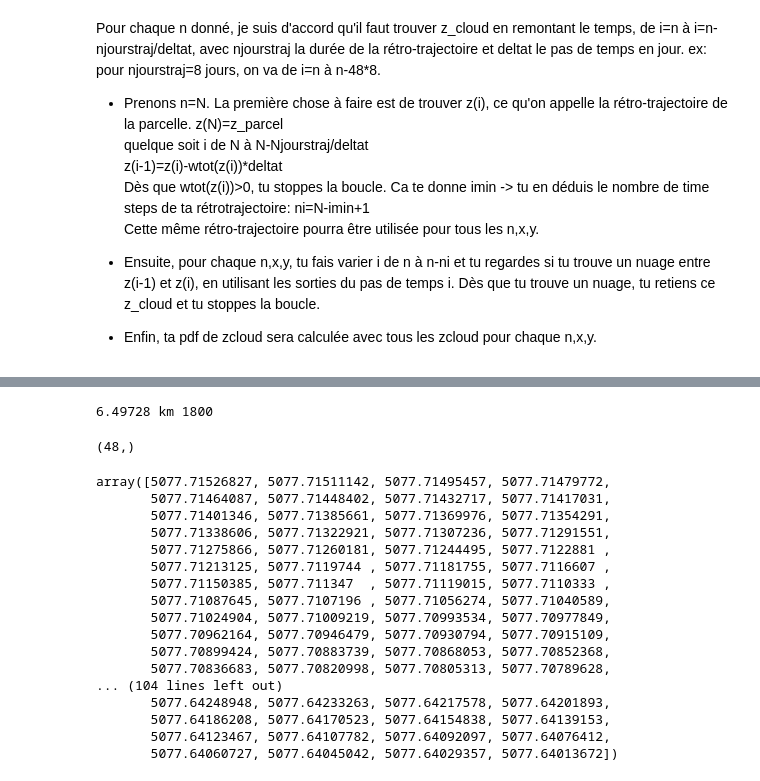
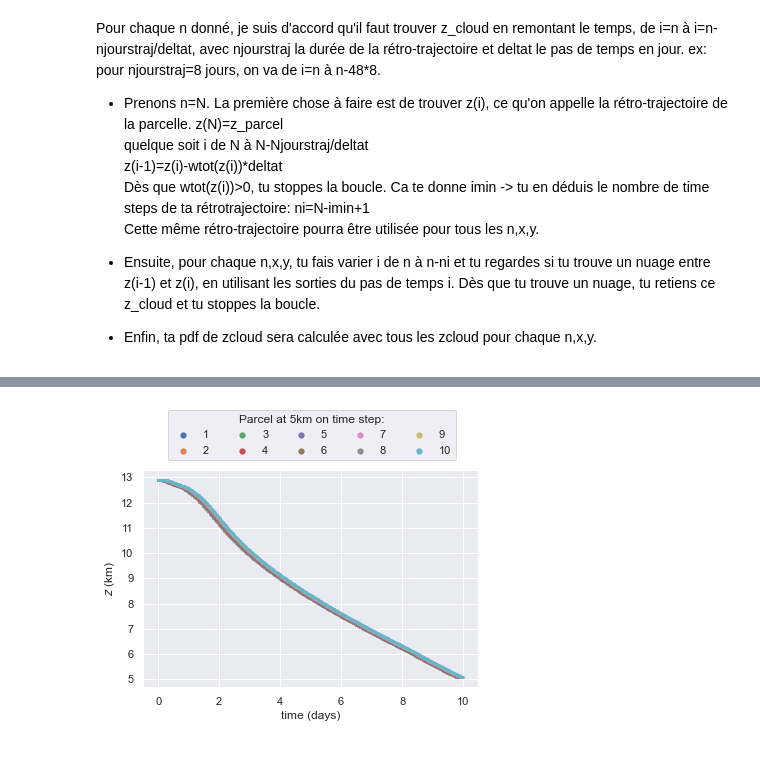
Before and after one commit to FelixLangot/LMD_Internship, a Jupyter notebook: RH_Trop.ipynb, the cells around one changed output, grey strips where cells are left out. Cells and saved outputs as stored; diff of their text form; code cells hidden in the pictures.

```diff
--- a/RH_Trop.ipynb
+++ b/RH_Trop.ipynb
@@ -347,9 +325,16 @@ if maxi >= z[ads.Zparcel(z)[0]+2]:
 # %%
-N = np.argmax(time)
-ztraj = np.zeros(timeshape)
-ztraj[N] = ads.Zparcel(z)[1]
-maxtraj = np.max(ztraj)
-while maxtraj < z[ads.Zparcel(z)[0]+1]:
-    for i in np.arange(N-1,-1,-1):
-        ztraj[i] = ztraj[i+1]-wtot[ads.Zparcel(z)[0]]*deltat
-        maxtraj = np.max(ztraj)
+ztrajlist=[]
+Ttot = 480
+nobs = 10
+for N in np.arange(Ttot-nobs,Ttot,1):
+    print(N)
+    ztraj = np.zeros(N+1)
+    ztraj[N] = ads.Zparcel(z)[1]
+    maxtraj = np.max(ztraj)
+    i = N-1
+    for j in np.arange( ads.Zparcel(z)[0], np.argmax(z) ):
+        while maxtraj < z[j+1] and i >= 0:
+            ztraj[i] = ztraj[i+1]-wtotmean[j]*deltat
+            maxtraj = np.max(ztraj)
+            i = i-1
+    ztrajlist.append(ztraj)
@@ -364,12 +351,0 @@ np.argmax(z)
-# %%
-N = np.argmax(time)
-ztraj = np.zeros(timeshape)
-ztraj[N] = ads.Zparcel(z)[1]
-maxtraj = np.max(ztraj)
-i = N-1
-for j in np.arange( ads.Zparcel(z)[0], np.argmax(z) ):
-    while maxtraj < z[j+1] and i >= 0:
-        ztraj[i] = ztraj[i+1]-wtot[j]*deltat
-        maxtraj = np.max(ztraj)
-        i = i-1
-    print(i)
@@ -497,34 +352,14 @@ np.max(ztraj)-np.min(ztraj)
-# %%
-tt = 10*24*60**2 # 9 days in seconds
-v = 0.00752          # in m/s
-dist = v*tt
-print(dist/1000, 'km')
-# %% [output]
-6.49728 km 1800
-# %%
-dist.shape
-# %% [output]
-(48,)
-# %%
-ztraj
-# %% [output]
-array([5077.71526827, 5077.71511142, 5077.71495457, 5077.71479772,
-       5077.71464087, 5077.71448402, 5077.71432717, 5077.71417031,
-       5077.71401346, 5077.71385661, 5077.71369976, 5077.71354291,
-       5077.71338606, 5077.71322921, 5077.71307236, 5077.71291551,
-       5077.71275866, 5077.71260181, 5077.71244495, 5077.7122881 ,
-       5077.71213125, 5077.7119744 , 5077.71181755, 5077.7116607 ,
-       5077.71150385, 5077.711347  , 5077.71119015, 5077.7110333 ,
-       5077.71087645, 5077.7107196 , 5077.71056274, 5077.71040589,
-       5077.71024904, 5077.71009219, 5077.70993534, 5077.70977849,
-       5077.70962164, 5077.70946479, 5077.70930794, 5077.70915109,
-       5077.70899424, 5077.70883739, 5077.70868053, 5077.70852368,
-       5077.70836683, 5077.70820998, 5077.70805313, 5077.70789628,
-... (104 lines left out)
-       5077.64248948, 5077.64233263, 5077.64217578, 5077.64201893,
-       5077.64186208, 5077.64170523, 5077.64154838, 5077.64139153,
-       5077.64123467, 5077.64107782, 5077.64092097, 5077.64076412,
-       5077.64060727, 5077.64045042, 5077.64029357, 5077.64013672])
+# %%
+labelslist2 = ['1', '2', '3', '4', '5', '6', '7', '8', '9', '10']
+for i in np.arange(10):
+    plt.scatter(np.arange(len(ztrajlist[i]))/48, ztrajlist[i]/1000, label=labelslist2[i], s=3)
+plt.xlabel('time (days)')
+plt.ylabel('$z$ (km)')
+plt.legend(bbox_to_anchor=(0.95,1.3), title = 'Parcel at 5km on time step:', ncol=5, markerscale=3)
+plt.savefig("Figs2/ztraj.png", bbox_inches='tight', format="PNG", dpi=600)
+plt.show()
+# %% [output]
+[figure, added]
 # %%
 @njit
 def LSADYN(T, X, Y, Z, QI, QC, QSAT):
```
Also changed, not shown: parts of 29 cells of this notebook.
